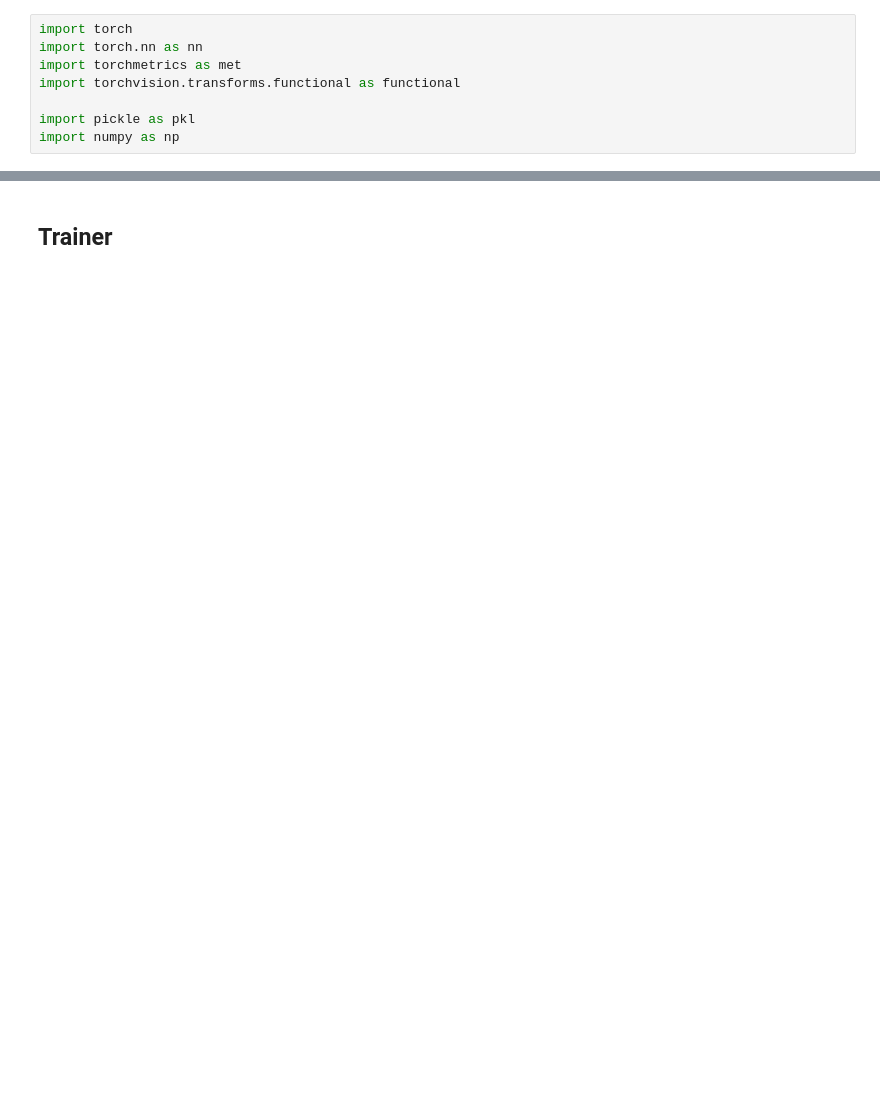
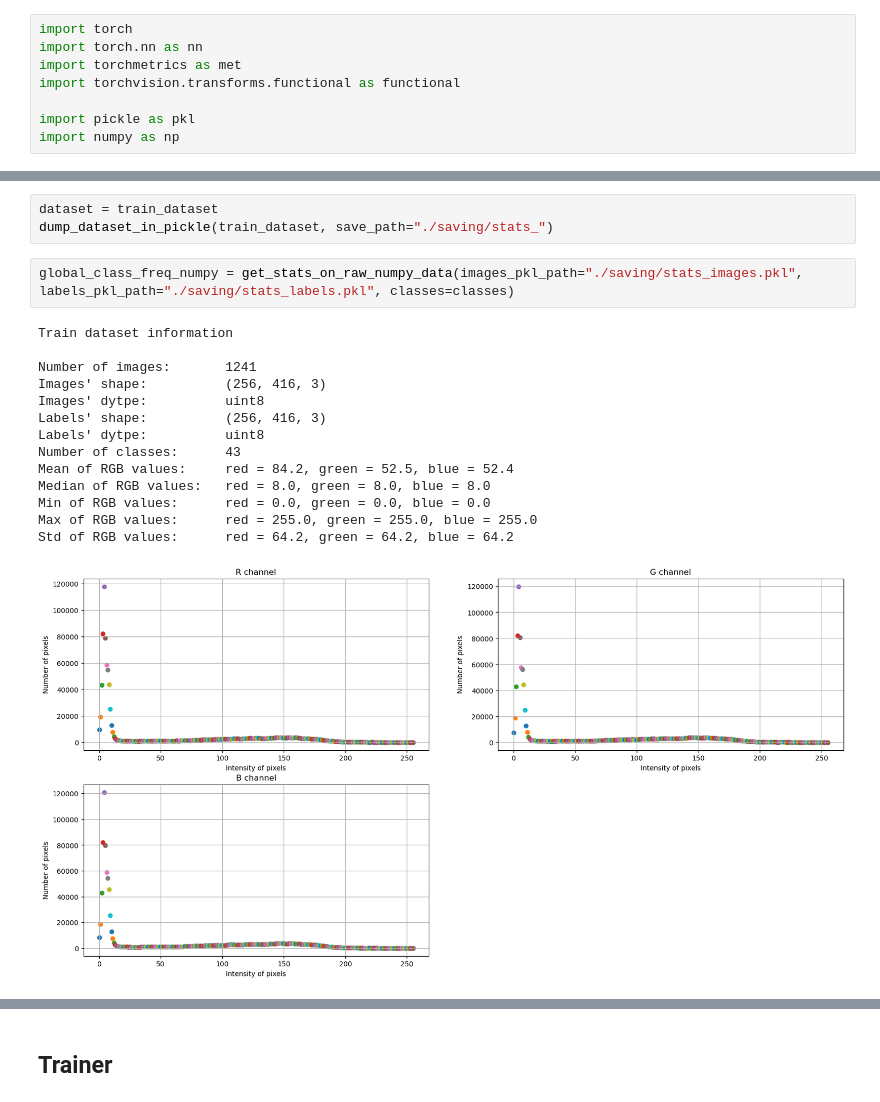
Before and after one commit to dldou/UNet, a Jupyter notebook: Unet.ipynb, the cells around one changed output, grey strips where cells are left out. Saved outputs shown, nothing was run; the diff lists cells and outputs as text; blank space fills up the shorter version.

```diff
--- a/Unet.ipynb
+++ b/Unet.ipynb
@@ -74,0 +331,20 @@ class MaskPILToTensor:
+# %%
+dataset = train_dataset
+dump_dataset_in_pickle(train_dataset, save_path="./saving/stats_")
+# %%
+global_class_freq_numpy = get_stats_on_raw_numpy_data(images_pkl_path="./saving/stats_images.pkl", labels_pkl_path="./saving/stats_labels.pkl", classes=classes)
+# %% [output]
+Train dataset information
+
+Number of images:       1241
+Images' shape:          (256, 416, 3)
+Images' dytpe:          uint8
+Labels' shape:          (256, 416, 3)
+Labels' dytpe:          uint8
+Number of classes:      43
+Mean of RGB values:     red = 84.2, green = 52.5, blue = 52.4
+Median of RGB values:   red = 8.0, green = 8.0, blue = 8.0
+Min of RGB values:      red = 0.0, green = 0.0, blue = 0.0
+Max of RGB values:      red = 255.0, green = 255.0, blue = 255.0
+Std of RGB values:      red = 64.2, green = 64.2, blue = 64.2
+[figure, added]
```
Also changed, not shown: parts of 24 cells of this notebook.
